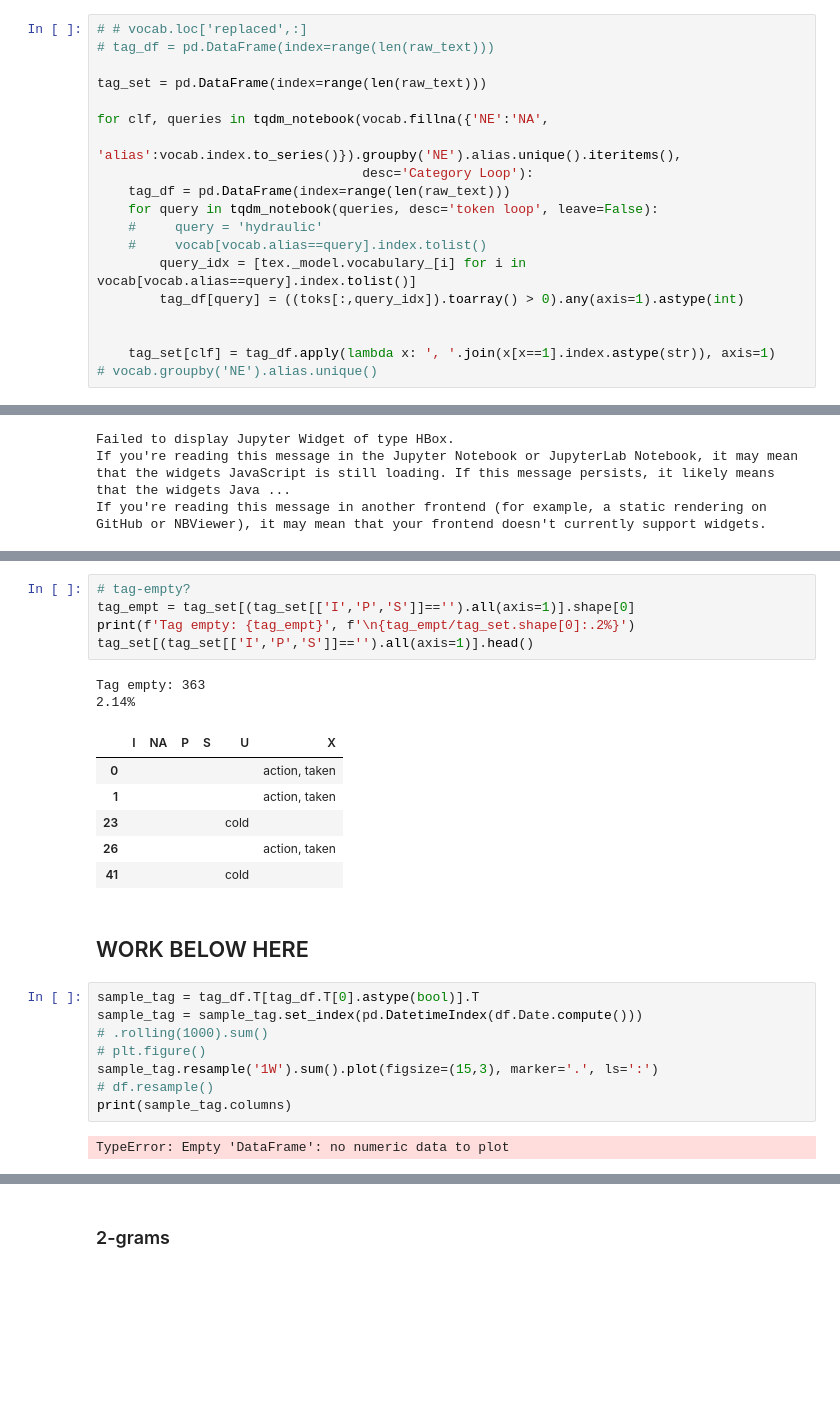
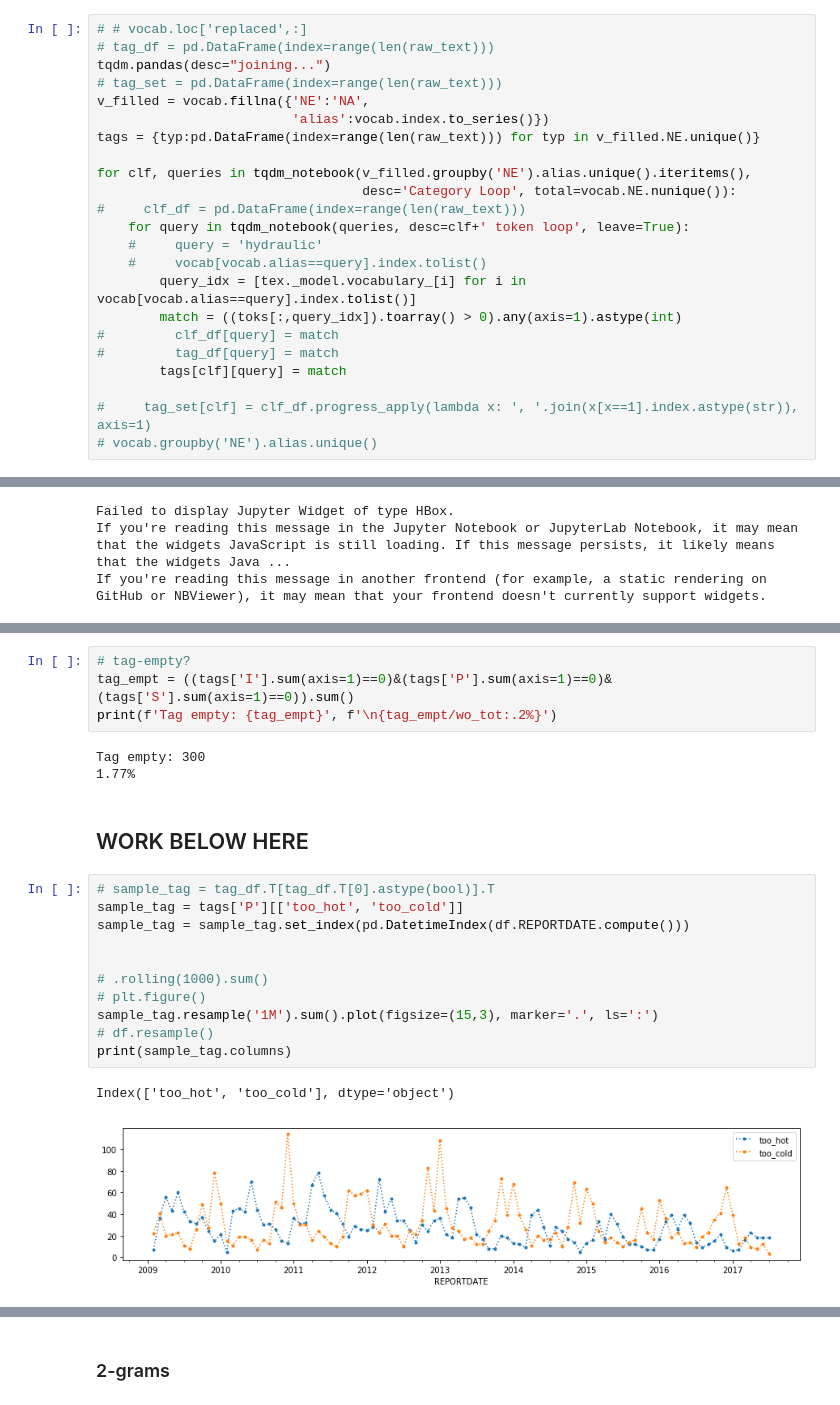
Before and after one commit to usnistgov/nestor, a Jupyter notebook: docs/case_studies/hvac_case_study.ipynb, the cells around one changed output, grey strips where cells are left out. Saved outputs shown, nothing was run; the diff lists cells and outputs as text; blank space fills up the shorter version.

Commit message:
prepping for kpi case study plots

```diff
--- a/docs/case_studies/hvac_case_study.ipynb
+++ b/docs/case_studies/hvac_case_study.ipynb
@@ -111,21 +121,25 @@ total tags:  34
 # %%
 # # vocab.loc['replaced',:]
 # tag_df = pd.DataFrame(index=range(len(raw_text)))
+tqdm.pandas(desc="joining...")
+# tag_set = pd.DataFrame(index=range(len(raw_text)))
+v_filled = vocab.fillna({'NE':'NA',
+                         'alias':vocab.index.to_series()})
+tags = {typ:pd.DataFrame(index=range(len(raw_text))) for typ in v_filled.NE.unique()}
 
-tag_set = pd.DataFrame(index=range(len(raw_text)))
-
-for clf, queries in tqdm_notebook(vocab.fillna({'NE':'NA',
-                                                'alias':vocab.index.to_series()}).groupby('NE').alias.unique().iteritems(),
-                                  desc='Category Loop'):
-    tag_df = pd.DataFrame(index=range(len(raw_text)))
-    for query in tqdm_notebook(queries, desc='token loop', leave=False):
+for clf, queries in tqdm_notebook(v_filled.groupby('NE').alias.unique().iteritems(),
+                                  desc='Category Loop', total=vocab.NE.nunique()):
+#     clf_df = pd.DataFrame(index=range(len(raw_text)))
+    for query in tqdm_notebook(queries, desc=clf+' token loop', leave=True):
     #     query = 'hydraulic'
     #     vocab[vocab.alias==query].index.tolist()
         query_idx = [tex._model.vocabulary_[i] for i in vocab[vocab.alias==query].index.tolist()]
-        tag_df[query] = ((toks[:,query_idx]).toarray() > 0).any(axis=1).astype(int)
+        match = ((toks[:,query_idx]).toarray() > 0).any(axis=1).astype(int)
+#         clf_df[query] = match
+#         tag_df[query] = match
+        tags[clf][query] = match
 
-
-    tag_set[clf] = tag_df.apply(lambda x: ', '.join(x[x==1].index.astype(str)), axis=1)
+#     tag_set[clf] = clf_df.progress_apply(lambda x: ', '.join(x[x==1].index.astype(str)), axis=1)
 # vocab.groupby('NE').alias.unique()
 # %% [output]
 Failed to display Jupyter Widget of type HBox.
@@ -166,26 +174,23 @@ Tag complete: 10859
 # %%
 # tag-empty?
-tag_empt = tag_set[(tag_set[['I','P','S']]=='').all(axis=1)].shape[0]
-print(f'Tag empty: {tag_empt}', f'\n{tag_empt/tag_set.shape[0]:.2%}')
-tag_set[(tag_set[['I','P','S']]=='').all(axis=1)].head()
+tag_empt = ((tags['I'].sum(axis=1)==0)&(tags['P'].sum(axis=1)==0)&(tags['S'].sum(axis=1)==0)).sum()
+print(f'Tag empty: {tag_empt}', f'\n{tag_empt/wo_tot:.2%}')
 # %% [output]
-Tag empty: 363
-2.14%
+Tag empty: 300
+1.77%
-|  | I | NA | P | S | U | X |
-| 0 |  |  |  |  |  | action, taken |
-| 1 |  |  |  |  |  | action, taken |
-| 23 |  |  |  |  | cold |  |
-| 26 |  |  |  |  |  | action, taken |
-| 41 |  |  |  |  | cold |  |
 # %% [markdown]
 ## WORK BELOW HERE
 # %%
-sample_tag = tag_df.T[tag_df.T[0].astype(bool)].T
-sample_tag = sample_tag.set_index(pd.DatetimeIndex(df.Date.compute()))
+# sample_tag = tag_df.T[tag_df.T[0].astype(bool)].T
+sample_tag = tags['P'][['too_hot', 'too_cold']]
+sample_tag = sample_tag.set_index(pd.DatetimeIndex(df.REPORTDATE.compute()))
+
+
 # .rolling(1000).sum()
 # plt.figure()
-sample_tag.resample('1W').sum().plot(figsize=(15,3), marker='.', ls=':')
+sample_tag.resample('1M').sum().plot(figsize=(15,3), marker='.', ls=':')
 # df.resample()
 print(sample_tag.columns)
 # %% [output]
-TypeError: Empty 'DataFrame': no numeric data to plot
+Index(['too_hot', 'too_cold'], dtype='object')
+[figure, added]
```
Also changed, not shown: parts of 9 cells of this notebook, 4 other files.
